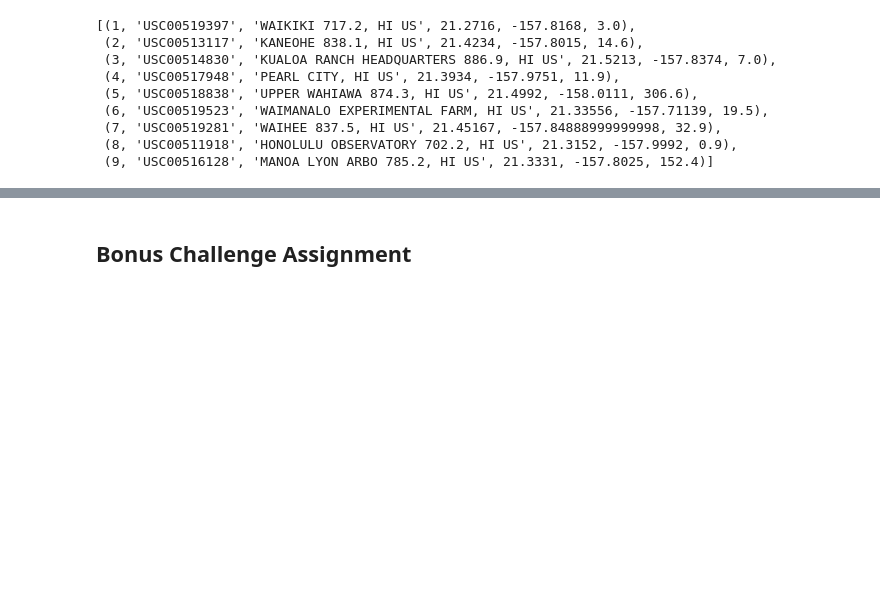
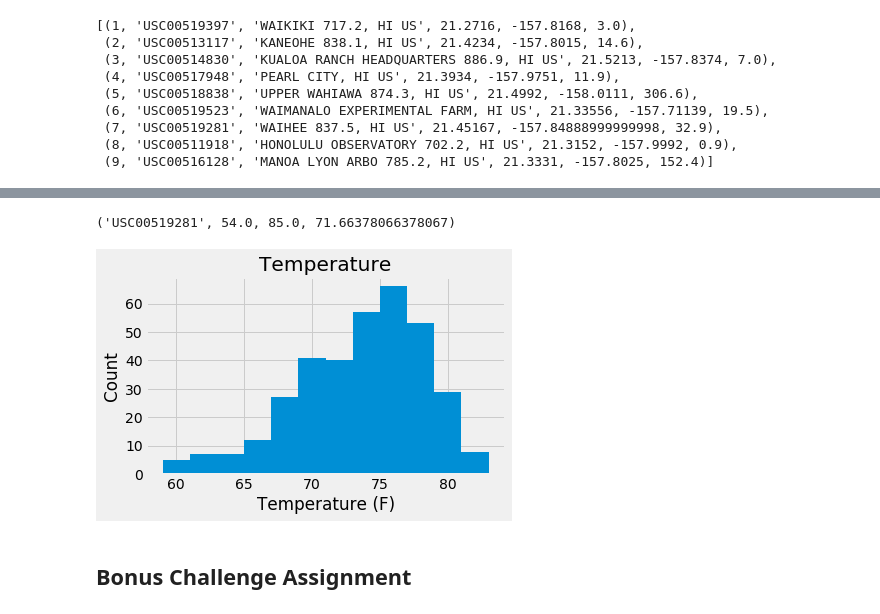
Before and after one commit to AnjanaDelhi/sqlalchemy-challenge, a Jupyter notebook: climate_starter.ipynb, the cells around one changed output, grey strips where cells are left out. Cells and saved outputs as stored; diff of their text form; code cells hidden in the pictures; blank space fills up the shorter version.

```diff
--- a/climate_starter.ipynb
+++ b/climate_starter.ipynb
@@ -104,9 +158,31 @@ Query Date:  2016-08-23
 # %%
 # Using the station id from the previous query, calculate the lowest temperature recorded,
 # highest temperature recorded, and average temperature of the most active station?
+session.query(Measurement.station, func.min(Measurement.tobs),
+              func.max(Measurement.tobs),
+              func.avg(Measurement.tobs)).\
+              filter(Measurement.station == 'USC00519281').\
+                group_by(Measurement.station).first()
+# %% [output]
+('USC00519281', 54.0, 85.0, 71.66378066378067)
 # %%
 # Choose the station with the highest number of temperature observations.
 # Query the last 12 months of temperature observation data for this station and plot the results as a histogram
+bins_list = 12
+
+temp = session.query(Measurement.tobs).filter(Measurement.station == 'USC00519281').\
+                                    filter(Measurement.date >= year_ago).\
+                                    order_by(Measurement.date).all()
+temp = np.ravel(temps)
+
+plt.hist(temp, bins=bins_list)
+
+plt.title("Temperature")
+plt.ylabel("Count")
+plt.xlabel("Temperature (F)")
+plt.tight_layout()
+# %% [output]
+[figure, added]
 # %% [markdown]
 ## Bonus Challenge Assignment
 # %%
```
Also changed, not shown: parts of 6 cells of this notebook, 1 other file.
